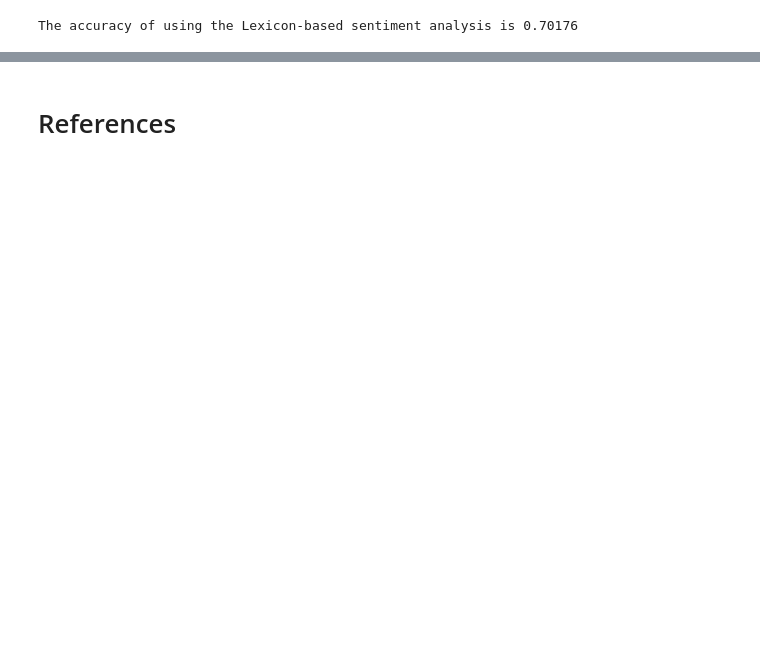
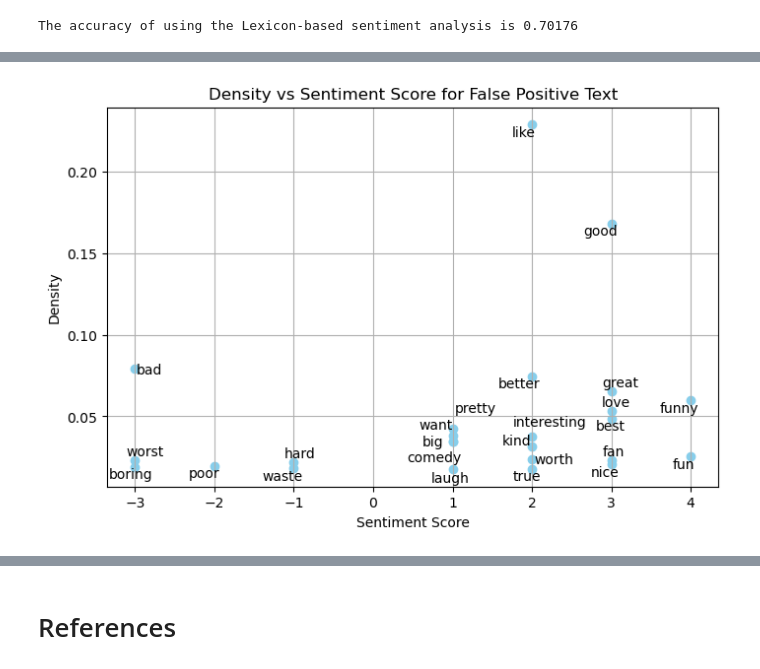
Before and after one commit to Happlesful/proj, a Jupyter notebook: case1.ipynb, the cells around one changed output, grey strips where cells are left out. Drawn from its saved outputs; the diff is of its cells as text; code cells hidden in the pictures; blank space fills up the shorter version.

```diff
--- a/case1.ipynb
+++ b/case1.ipynb
@@ -118,0 +124,42 @@ The accuracy of using the Lexicon-based sentiment analysis is 0.70176
+# %%
+# Filter out false positives
+false_pos = dataframe[(dataframe["actual_sentiment"] == 0)
+                      & (dataframe["sentiment"] == 1)]
+# Retrieve individual words with its frequency
+pos_wordBank = dict()
+for wordli in false_pos["text"]:
+    for word in wordli:
+        if word not in pos_wordBank:
+            pos_wordBank[word] = 1
+        else:
+            pos_wordBank[word] += 1
+
+word_densities = list(pos_wordBank.items())
+word_densities.sort(key=lambda x: -x[1])
+top_25_false_pos = [(word, density) for word,
+                    density in word_densities if afinn.score(word) != 0][:25]
+
+word_densities = [x[1]/50000 for x in top_25_false_pos]
+word_sentiments = [afinn.score(x[0]) for x in top_25_false_pos]
+word_labels = [x[0] for x in top_25_false_pos]
+
+# Plot scatter plot with annotations
+plt.figure(figsize=(8, 5))
+plt.scatter(word_sentiments, word_densities, color='skyblue',
+            alpha=1)
+plt.title(f'Density vs Sentiment Score for False Positive Text')
+plt.xlabel('Sentiment Score')
+plt.ylabel('Density')
+plt.grid(True)
+
+# Annotate each point with the corresponding word
+texts = []
+for i, label in enumerate(word_labels):
+    texts.append(plt.text(
+        word_sentiments[i], word_densities[i], label, ha='center', va='center'))
+# Adjust text to avoid overlap
+adjust_text(texts)
+
+plt.show()
+# %% [output]
+[figure, added]
```
Also changed, not shown: parts of 20 cells of this notebook.
